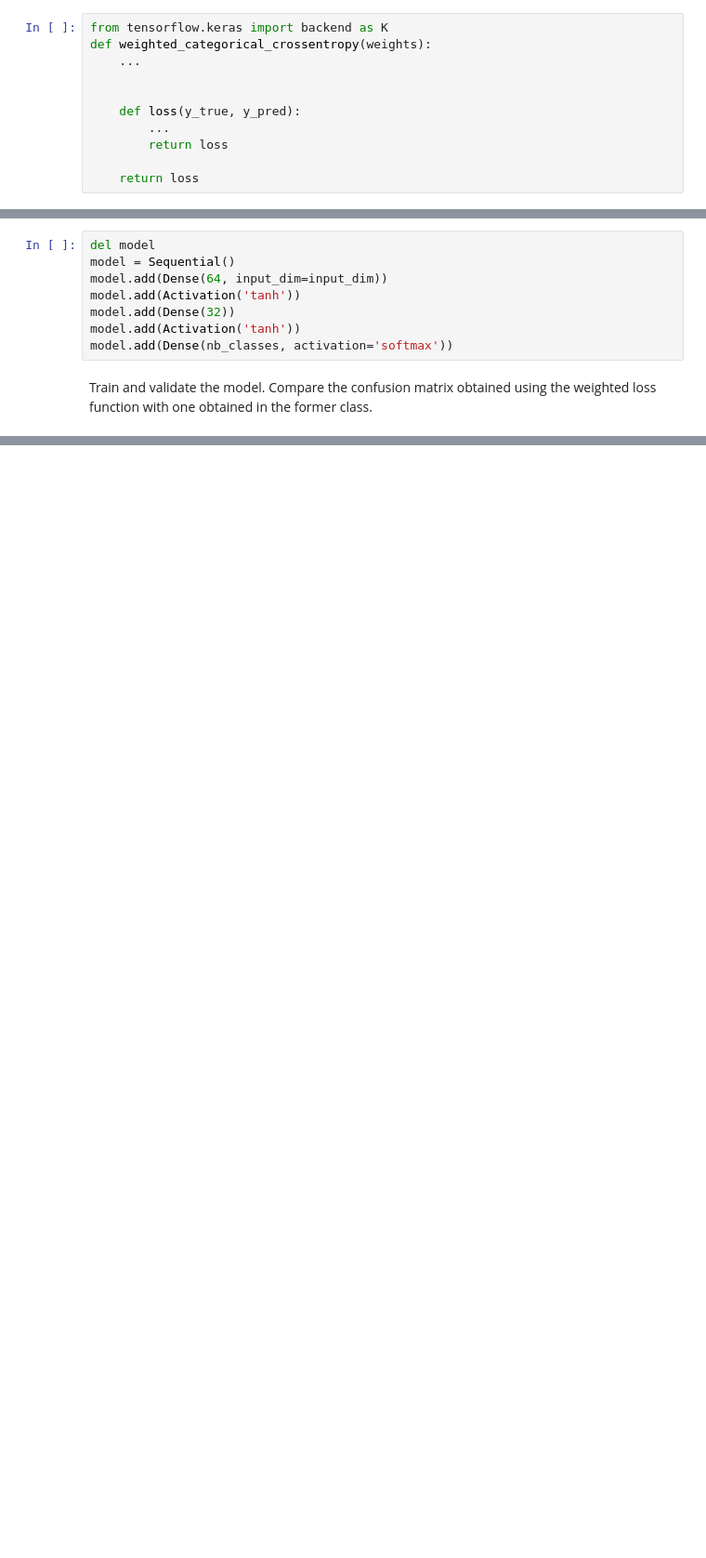
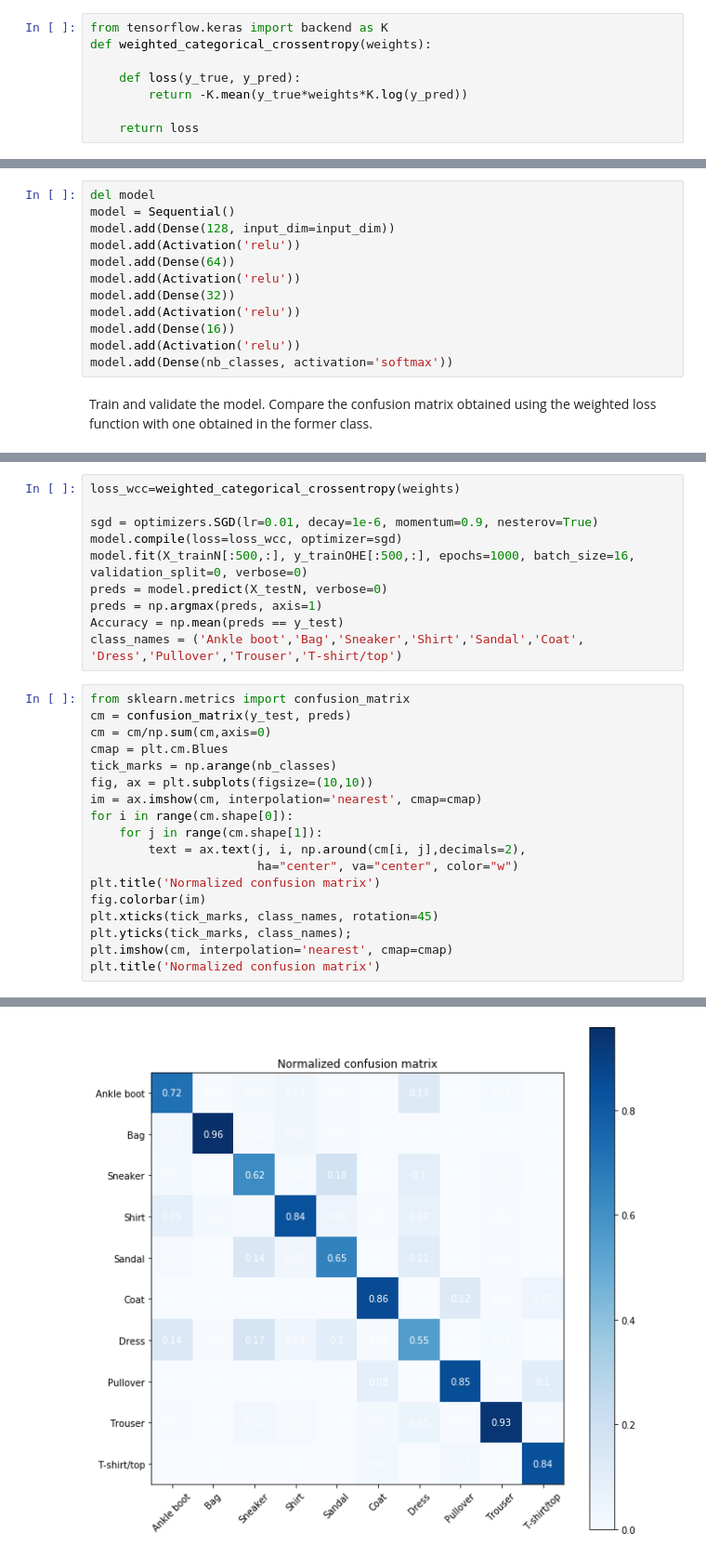
Before and after one commit to yuaquintero/DeepLearning, a Jupyter notebook: U2_04_[TALLER]_Customized_loss_functions_and_regularization_with_Keras.ipynb, the cells around one changed output, grey strips where cells are left out. Shown at 93% size. Saved outputs shown, nothing was run; the diff lists cells and outputs as text; blank space fills up the shorter version.

```diff
--- a/U2_04_[TALLER]_Customized_loss_functions_and_regularization_with_Keras.ipynb
+++ b/U2_04_[TALLER]_Customized_loss_functions_and_regularization_with_Keras.ipynb
@@ -289,12 +284,9 @@ which corresponds to a weighted version of the categorical cross entropy loss fu
 # %%
 from tensorflow.keras import backend as K
 def weighted_categorical_crossentropy(weights):
-    ...
-
 
     def loss(y_true, y_pred):
-        ...
-        return loss
+        return -K.mean(y_true*weights*K.log(y_pred))
 
     return loss
 # %% [markdown]
@@ -304,10 +296,14 @@ weights = np.array([1,1,1,1,1,1,4,1,1,1])
 # %%
 del model
 model = Sequential()
-model.add(Dense(64, input_dim=input_dim))
-model.add(Activation('tanh'))
+model.add(Dense(128, input_dim=input_dim))
+model.add(Activation('relu'))
+model.add(Dense(64))
+model.add(Activation('relu'))
 model.add(Dense(32))
-model.add(Activation('tanh'))
+model.add(Activation('relu'))
+model.add(Dense(16))
+model.add(Activation('relu'))
 model.add(Dense(nb_classes, activation='softmax'))
 # %% [markdown]
 Train and validate the model. Compare the confusion matrix obtained using the weighted loss function with one obtained in the former class.
@@ -321,0 +310,29 @@ plt.title('Normalized confusion matrix')
+# %%
+loss_wcc=weighted_categorical_crossentropy(weights)
+
+sgd = optimizers.SGD(lr=0.01, decay=1e-6, momentum=0.9, nesterov=True)
+model.compile(loss=loss_wcc, optimizer=sgd)
+model.fit(X_trainN[:500,:], y_trainOHE[:500,:], epochs=1000, batch_size=16, validation_split=0, verbose=0)
+preds = model.predict(X_testN, verbose=0)
+preds = np.argmax(preds, axis=1)
+Accuracy = np.mean(preds == y_test)
+class_names = ('Ankle boot','Bag','Sneaker','Shirt','Sandal','Coat', 'Dress','Pullover','Trouser','T-shirt/top')
+# %%
+from sklearn.metrics import confusion_matrix
+cm = confusion_matrix(y_test, preds)
+cm = cm/np.sum(cm,axis=0)
+cmap = plt.cm.Blues
+tick_marks = np.arange(nb_classes)
+fig, ax = plt.subplots(figsize=(10,10))
+im = ax.imshow(cm, interpolation='nearest', cmap=cmap)
+for i in range(cm.shape[0]):
+    for j in range(cm.shape[1]):
+        text = ax.text(j, i, np.around(cm[i, j],decimals=2),
+                       ha="center", va="center", color="w")
+plt.title('Normalized confusion matrix')
+fig.colorbar(im)
+plt.xticks(tick_marks, class_names, rotation=45)
+plt.yticks(tick_marks, class_names);
+plt.imshow(cm, interpolation='nearest', cmap=cmap)
+plt.title('Normalized confusion matrix')
+# %% [output]
@@ -321,0 +340 @@ plt.title('Normalized confusion matrix')
+[figure, added]
```
Also changed, not shown: parts of 23 cells of this notebook.
